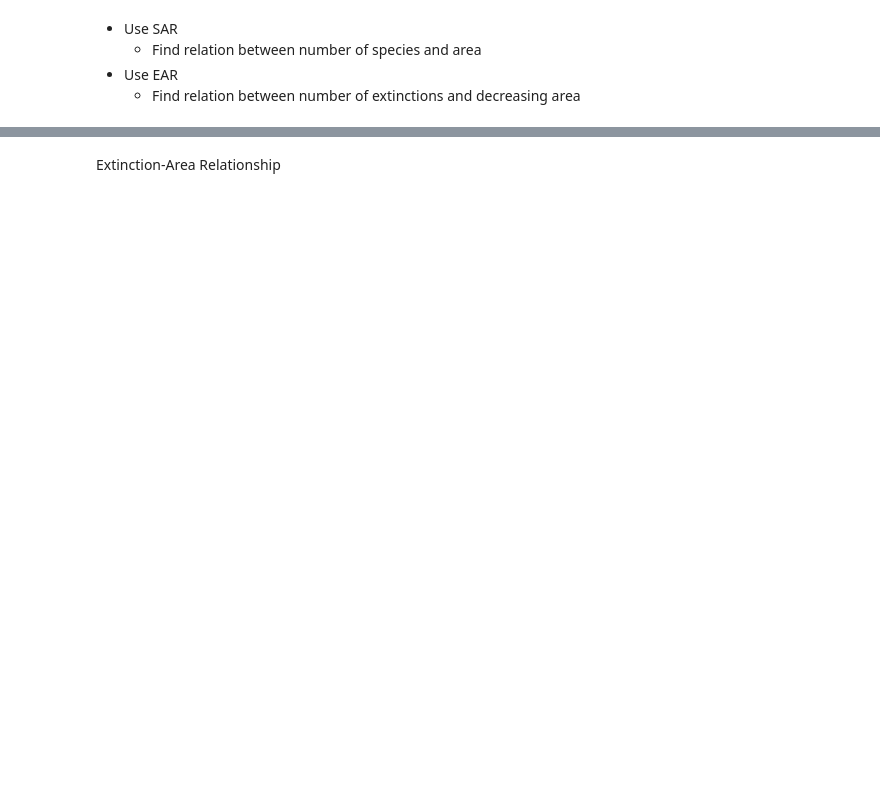
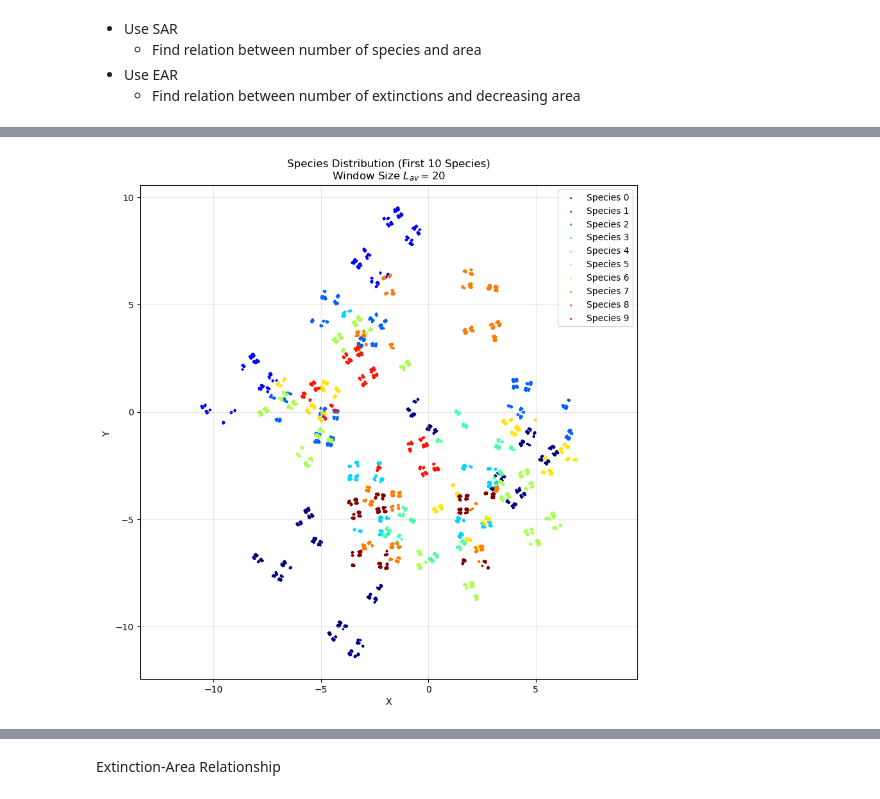
Before and after one commit to Mohamedhoesein/Complex-System-Simulation, a Jupyter notebook: habitat.ipynb, the cells around one changed output, grey strips where cells are left out. Saved outputs shown, nothing was run; the diff lists cells and outputs as text; code cells hidden in the pictures; blank space fills up the shorter version.

```diff
--- a/habitat.ipynb
+++ b/habitat.ipynb
@@ -84,3 +82,22 @@ for processed_points in grid.points:
+# %%
+# plot species distribution (first 10 species)
+plt.figure(figsize=(10, 10))
+colors = plt.cm.jet(np.linspace(0, 1, 10))
+for i in range(10):
+    species = grid.points[i]
+    xs = [p.x for p in species]
+    ys = [p.y for p in species]
+    plt.scatter(xs, ys, s=2, alpha=0.6, label=f'Species {i}', color=colors[i])
+
+plt.title(f"Species Distribution (First 10 Species)\nWindow Size $L_{{av}}={grid.L_av}$")
+plt.xlabel("X")
+plt.ylabel("Y ")
+plt.axis('equal')
+plt.legend(loc='upper right')
+plt.grid(True, alpha=0.3)
+plt.show()
+# %% [output]
+[figure, added]
 # %%
 # r_min = 0.5
 # r_max = 50.0
```
Also changed, not shown: parts of 17 cells of this notebook, 1 other file.
